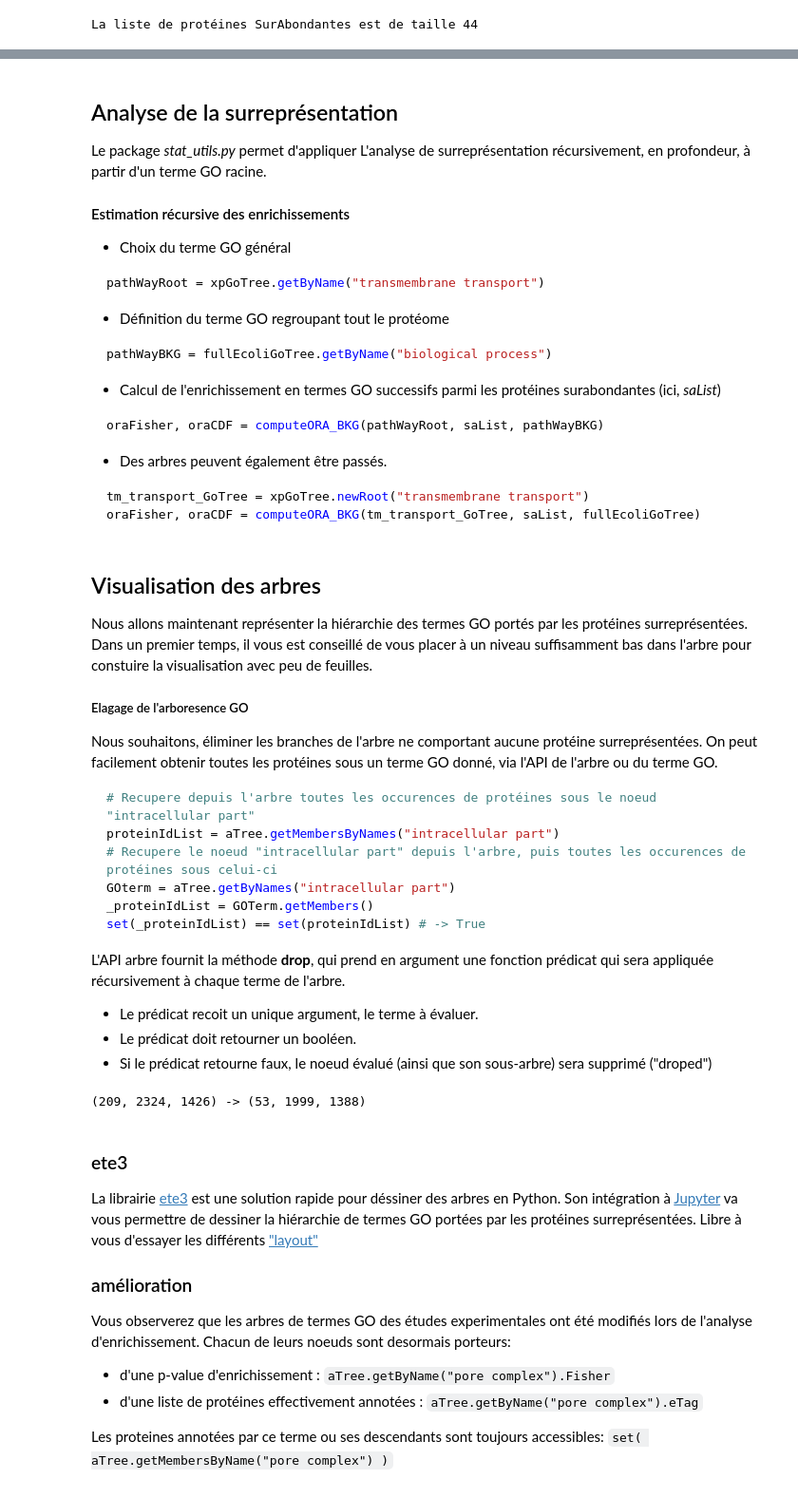
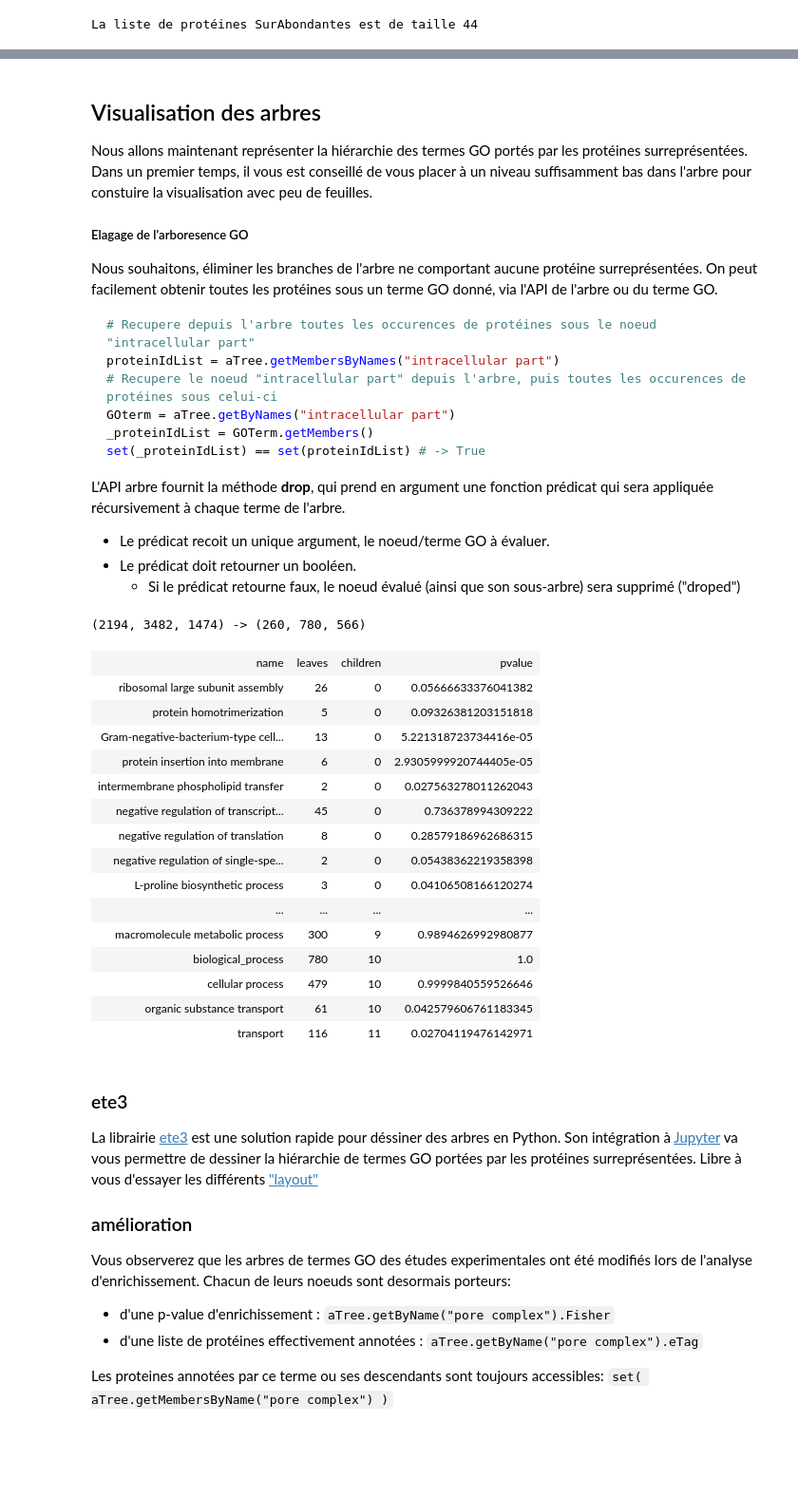
Before and after one commit to glaunay/VDB_jupyter, a Jupyter notebook: solutions/TP5_solutions.ipynb, the cells around one changed output, grey strips where cells are left out. Shown at 95% size. Drawn from its saved outputs; the diff is of its cells as text; code cells hidden in the pictures; blank space fills up the shorter version.

````diff
--- a/solutions/TP5_solutions.ipynb
+++ b/solutions/TP5_solutions.ipynb
@@ -147,32 +151,6 @@ def predicat(goTerm):
 
 bTree = aTree.drop(predicat)
 ```
-# %% [markdown]
-## Analyse de la surreprésentation
-
-Le package *stat_utils.py* permet d'appliquer L'analyse de surreprésentation récursivement, en profondeur, à partir d'un terme GO racine.
-
-#### Estimation récursive des enrichissements
-
-* Choix du terme GO général
-```python
-pathWayRoot = xpGoTree.getByName("transmembrane transport")
-```
-
-* Définition du terme GO regroupant tout le protéome
-```python
-pathWayBKG = fullEcoliGoTree.getByName("biological process")
-```
-
-* Calcul de l'enrichissement en termes GO successifs parmi les protéines surabondantes (ici, *saList*)
-```python
-oraFisher, oraCDF = computeORA_BKG(pathWayRoot, saList, pathWayBKG)
-```
-* Des arbres peuvent également être passés.
-```python
-tm_transport_GoTree = xpGoTree.newRoot("transmembrane transport")
-oraFisher, oraCDF = computeORA_BKG(tm_transport_GoTree, saList, fullEcoliGoTree)
-```
 # %% [markdown]
 ## Visualisation des arbres
 Nous allons maintenant représenter la hiérarchie des termes GO portés par les protéines surreprésentées.
@@ -191,19 +169,49 @@ set(_proteinIdList) == set(proteinIdList) # -> True
 ```
 
 L'API arbre fournit la méthode **drop**, qui prend en argument une fonction prédicat qui sera appliquée récursivement à chaque terme de l'arbre.
-* Le prédicat recoit un unique argument, le terme à évaluer.
+* Le prédicat recoit un unique argument, le noeud/terme GO à évaluer.
 * Le prédicat doit retourner un booléen.
-* Si le prédicat retourne faux, le noeud évalué (ainsi que son sous-arbre) sera supprimé ("droped")
+    * Si le prédicat retourne faux, le noeud évalué (ainsi que son sous-arbre) sera supprimé ("droped")
 # %%
 saList = dfClean[ dfClean['Log2 Corrected Abundance Ratio'] > 0.0 ]['Accession'].tolist()
 
 def fn(node):
     return set(node.getMembers()) & set(saList)
 
-dTree = xpGoTree_CC.drop(fn)
-print(f"{xpGoTree_CC.dimensions} -> {dTree.dimensions}")
+dTree = goTreeObjExp.drop(fn)
+print(f"{goTreeObjExp.dimensions} -> {dTree.dimensions}")
 # %% [output]
-(209, 2324, 1426) -> (53, 1999, 1388)
+(2194, 3482, 1474) -> (260, 780, 566)
+# %%
+class TreeView():
+    def __init__(self, annotationTree):
+        self.tree = annotationTree
+    def _repr_html_(self):
+        d = [ (n.name, n.leafCount, len(n.children), n.pvalue) for n in self.tree.walk() ]
+        asHtml = '<table><thead><td>name</td><td>leaves</td><td>children</td><td>pvalue</td></thead><tbody><tr>'
+        for t in sorted(d, key = lambda x:x[2]):
+         #   print(t)
+            asHtml += '<tr><td>' +  '</td><td>'.join([ str(_) for _ in t ]) + '</tr>'
+        asHtml += '</tbody></table>'
+        return asHtml
+TreeView(dTree)
+# %% [output]
+| name | leaves | children | pvalue |
+| ribosomal large subunit assembly | 26 | 0 | 0.05666633376041382 |
+| protein homotrimerization | 5 | 0 | 0.09326381203151818 |
+| Gram-negative-bacterium-type cell... | 13 | 0 | 5.221318723734416e-05 |
+| protein insertion into membrane | 6 | 0 | 2.9305999920744405e-05 |
+| intermembrane phospholipid transfer | 2 | 0 | 0.027563278011262043 |
+| negative regulation of transcript... | 45 | 0 | 0.736378994309222 |
+| negative regulation of translation | 8 | 0 | 0.28579186962686315 |
+| negative regulation of single-spe... | 2 | 0 | 0.05438362219358398 |
+| L-proline biosynthetic process | 3 | 0 | 0.04106508166120274 |
+| ... | ... | ... | ... |
+| macromolecule metabolic process | 300 | 9 | 0.9894626992980877 |
+| biological_process | 780 | 10 | 1.0 |
+| cellular process | 479 | 10 | 0.9999840559526646 |
+| organic substance transport | 61 | 10 | 0.042579606761183345 |
+| transport | 116 | 11 | 0.02704119476142971 |
 # %% [markdown]
 ### ete3
 
````
Also changed, not shown: parts of 20 cells of this notebook, 4 other files.
